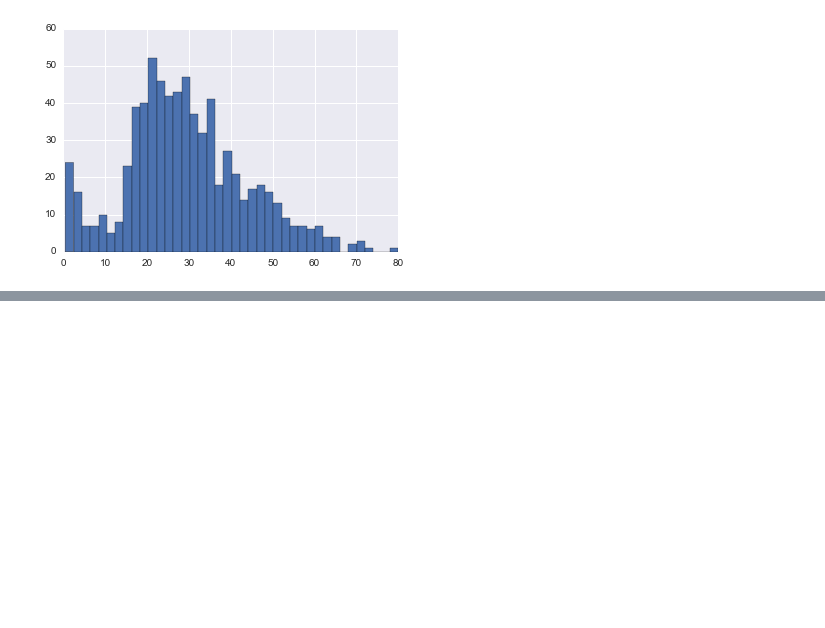
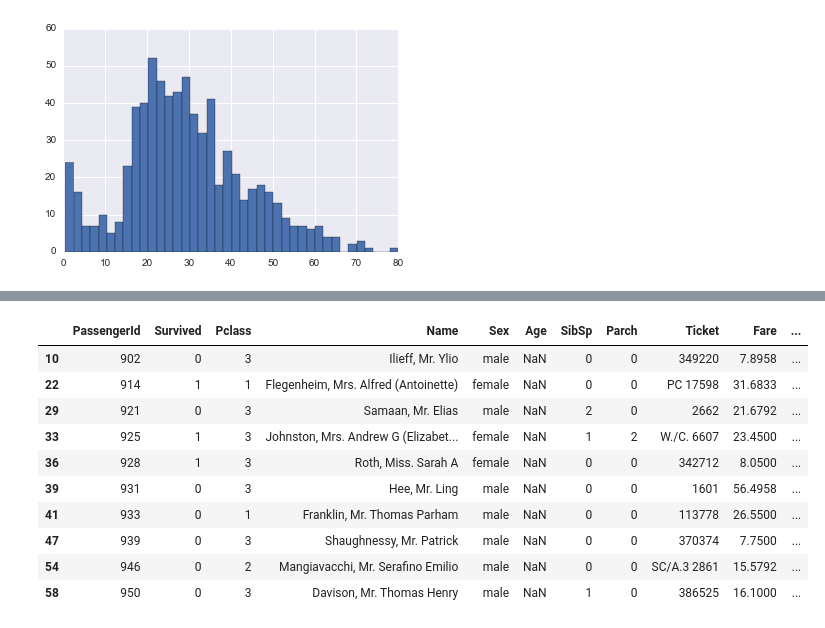
Before and after one commit to LEJAGTAGT/Kaggle---Titanic, a Jupyter notebook: Titanic - 07252016.ipynb, the cells around one changed output, grey strips where cells are left out. Saved outputs shown, nothing was run; the diff lists cells and outputs as text; code cells hidden in the pictures; blank space fills up the shorter version.

```diff
--- a/Titanic - 07252016.ipynb
+++ b/Titanic - 07252016.ipynb
@@ -237,0 +396,2 @@ ValueError: could not convert string to float: 'Q'
+# %%
+test_df=pd.read_csv('test.csv')
@@ -237,0 +419,5 @@ ValueError: could not convert string to float: 'Q'
+# %%
+# Recoding male and female to 0 and 1
+
+test_df['Recode_Sex']=test_df['Sex'].map( {'female' : 1, 'male':0}).astype(int)
+test_df.head()
@@ -237,0 +431,15 @@ ValueError: could not convert string to float: 'Q'
+# %%
+# Explore Age
+test_df[test_df['Age'].isnull()].head(10)
+# %% [output]
+|  | PassengerId | Survived | Pclass | Name | Sex | Age | SibSp | Parch | Ticket | Fare | ... |
+| 10 | 902 | 0 | 3 | Ilieff, Mr. Ylio | male | NaN | 0 | 0 | 349220 | 7.8958 | ... |
+| 22 | 914 | 1 | 1 | Flegenheim, Mrs. Alfred (Antoinette) | female | NaN | 0 | 0 | PC 17598 | 31.6833 | ... |
+| 29 | 921 | 0 | 3 | Samaan, Mr. Elias | male | NaN | 2 | 0 | 2662 | 21.6792 | ... |
+| 33 | 925 | 1 | 3 | Johnston, Mrs. Andrew G (Elizabet... | female | NaN | 1 | 2 | W./C. 6607 | 23.4500 | ... |
+| 36 | 928 | 1 | 3 | Roth, Miss. Sarah A | female | NaN | 0 | 0 | 342712 | 8.0500 | ... |
+| 39 | 931 | 0 | 3 | Hee, Mr. Ling | male | NaN | 0 | 0 | 1601 | 56.4958 | ... |
+| 41 | 933 | 0 | 1 | Franklin, Mr. Thomas Parham | male | NaN | 0 | 0 | 113778 | 26.5500 | ... |
+| 47 | 939 | 0 | 3 | Shaughnessy, Mr. Patrick | male | NaN | 0 | 0 | 370374 | 7.7500 | ... |
+| 54 | 946 | 0 | 2 | Mangiavacchi, Mr. Serafino Emilio | male | NaN | 0 | 0 | SC/A.3 2861 | 15.5792 | ... |
+| 58 | 950 | 0 | 3 | Davison, Mr. Thomas Henry | male | NaN | 1 | 0 | 386525 | 16.1000 | ... |
```
Also changed, not shown: parts of 66 cells of this notebook.
